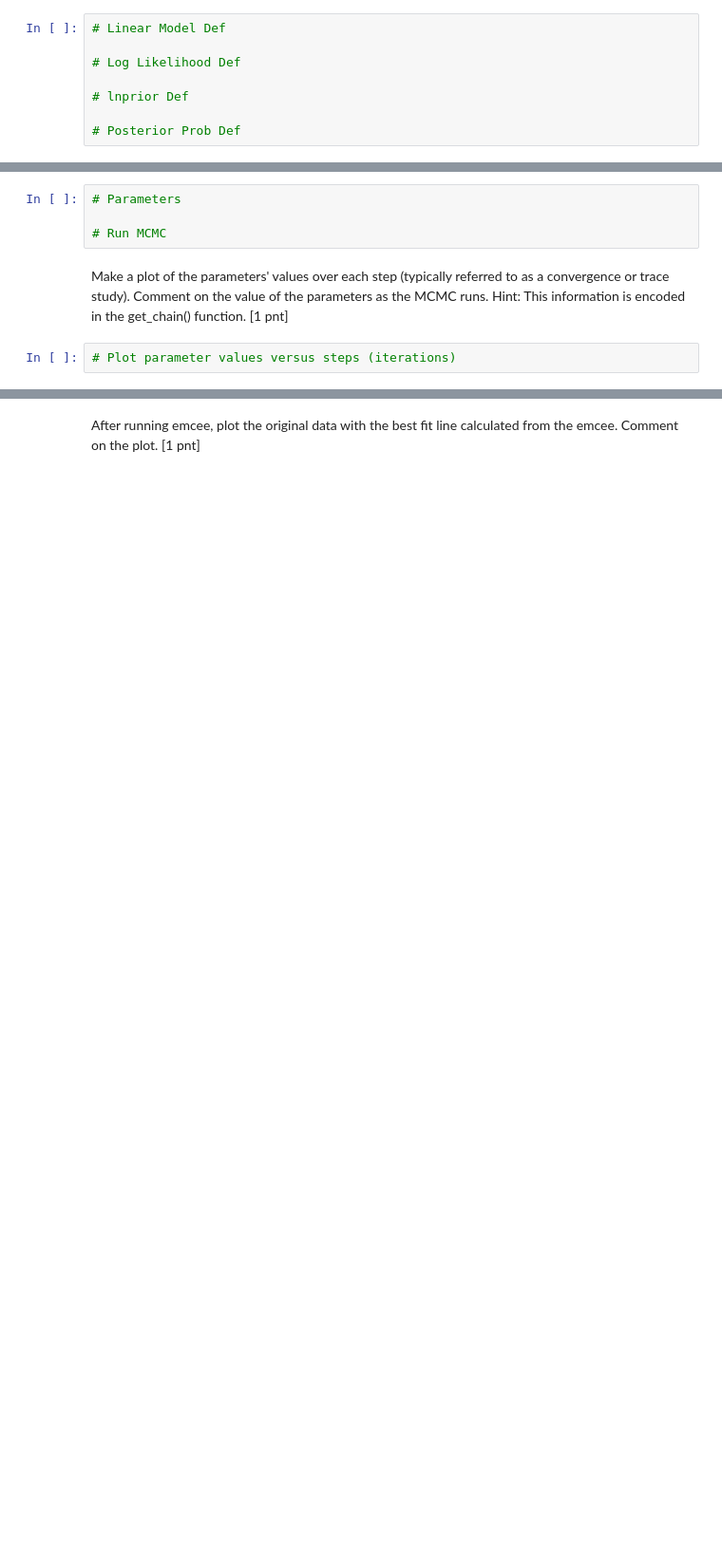
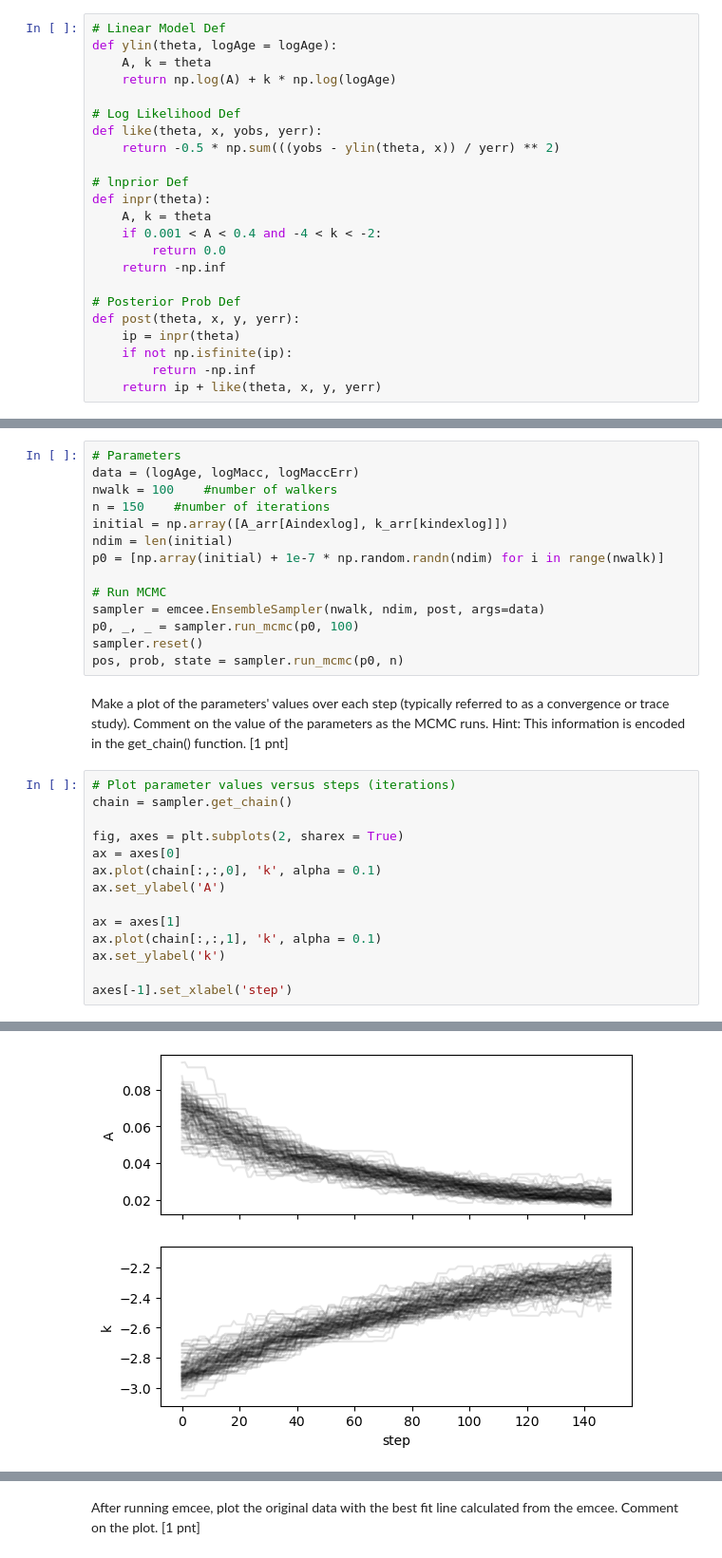
Before and after one commit to linderkait/ASTR5900_work, a Jupyter notebook: HW07_ChiSquared_MCMC.ipynb, the cells around one changed output, grey strips where cells are left out. Shown at 95% size. Saved outputs shown, nothing was run; the diff lists cells and outputs as text; blank space fills up the shorter version.

```diff
--- a/HW07_ChiSquared_MCMC.ipynb
+++ b/HW07_ChiSquared_MCMC.ipynb
@@ -276,19 +282,57 @@ First, load Stellar_Data.txt into the notebook and make a scatter plot of logAge
 Create the linear model definition, the log likelihood definition, the lnprior definition, and the posterior probability definition. [1 pnt]
 # %%
 # Linear Model Def
+def ylin(theta, logAge = logAge):
+    A, k = theta
+    return np.log(A) + k * np.log(logAge)
 
 # Log Likelihood Def
+def like(theta, x, yobs, yerr):
+    return -0.5 * np.sum(((yobs - ylin(theta, x)) / yerr) ** 2)
 
 # lnprior Def
+def inpr(theta):
+    A, k = theta
+    if 0.001 < A < 0.4 and -4 < k < -2:
+        return 0.0
+    return -np.inf
 
 # Posterior Prob Def
+def post(theta, x, y, yerr):
+    ip = inpr(theta)
+    if not np.isfinite(ip):
+        return -np.inf
+    return ip + like(theta, x, y, yerr)
 # %% [markdown]
 Use the definitions to run the emcee. Your number of walkers should be some power of 2, and your number of iterations should be some value over 100. [1 pts]
 # %%
 # Parameters
+data = (logAge, logMacc, logMaccErr)
+nwalk = 100    #number of walkers
+n = 150    #number of iterations
+initial = np.array([A_arr[Aindexlog], k_arr[kindexlog]])
+ndim = len(initial)
+p0 = [np.array(initial) + 1e-7 * np.random.randn(ndim) for i in range(nwalk)]
 
 # Run MCMC
+sampler = emcee.EnsembleSampler(nwalk, ndim, post, args=data)
+p0, _, _ = sampler.run_mcmc(p0, 100)
+sampler.reset()
+pos, prob, state = sampler.run_mcmc(p0, n)
 # %% [markdown]
 Make a plot of the parameters' values over each step (typically referred to as a convergence or trace study). Comment on the value of the parameters as the MCMC runs. Hint: This information is encoded in the get_chain() function. [1 pnt]
 # %%
 # Plot parameter values versus steps (iterations)
+chain = sampler.get_chain()
+
+fig, axes = plt.subplots(2, sharex = True)
+ax = axes[0]
+ax.plot(chain[:,:,0], 'k', alpha = 0.1)
+ax.set_ylabel('A')
+
+ax = axes[1]
+ax.plot(chain[:,:,1], 'k', alpha = 0.1)
+ax.set_ylabel('k')
+
+axes[-1].set_xlabel('step')
+# %% [output]
@@ -294,0 +340 @@ Make a plot of the parameters' values over each step (typically referred to as a
+[figure, added]
```
Also changed, not shown: parts of 8 cells of this notebook.
